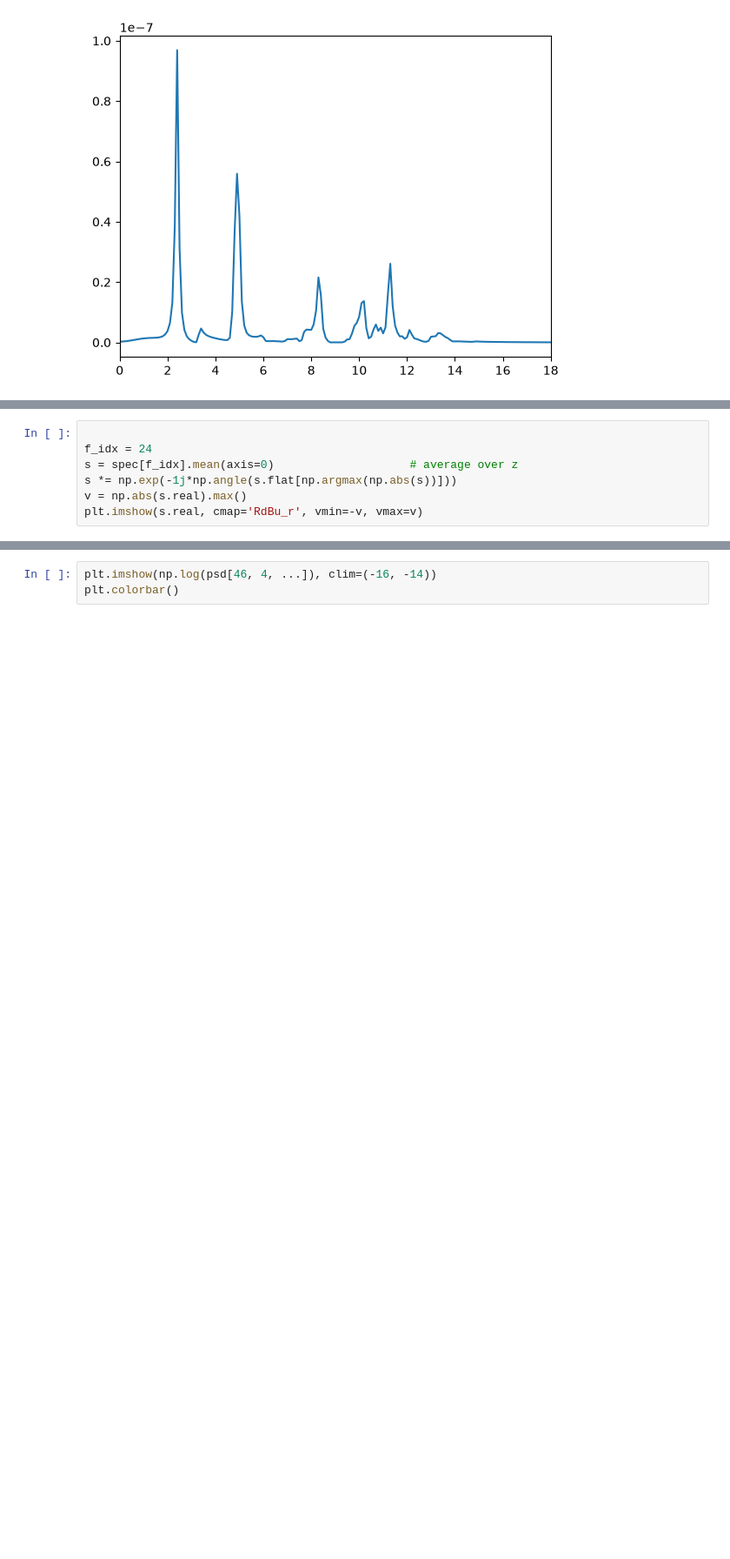
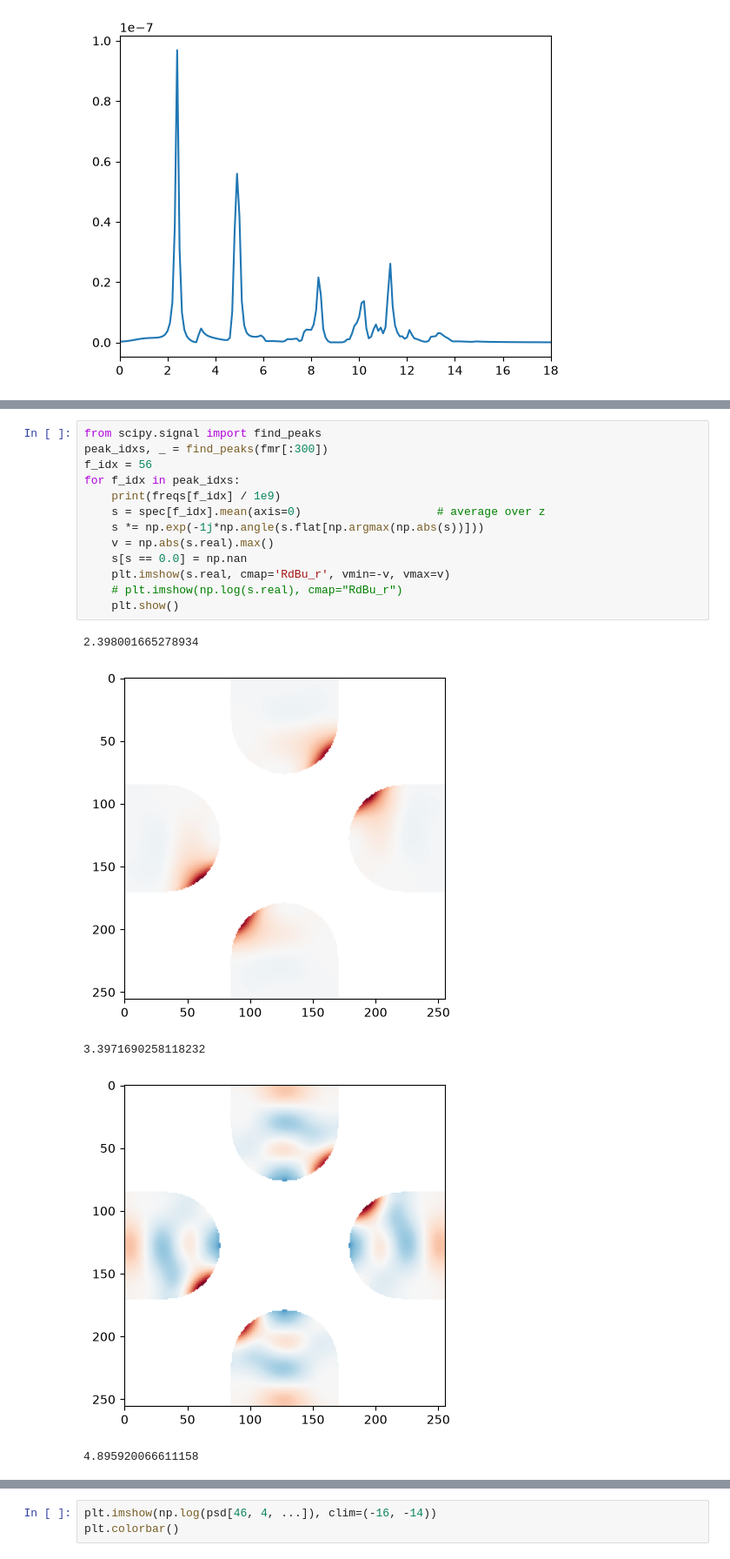
Before and after one commit to Weaser15/maglab, a Jupyter notebook: notebooks/ringdown.ipynb, the cells around one changed output, grey strips where cells are left out. Shown at 87% size. Saved outputs shown, nothing was run; the diff lists cells and outputs as text; blank space fills up the shorter version.

```diff
--- a/notebooks/ringdown.ipynb
+++ b/notebooks/ringdown.ipynb
@@ -56,7 +56,19 @@ plt.ylim(0, 0.3e-6)
 # %%
-
-f_idx = 24
-s = spec[f_idx].mean(axis=0)                    # average over z
-s *= np.exp(-1j*np.angle(s.flat[np.argmax(np.abs(s))]))
-v = np.abs(s.real).max()
-plt.imshow(s.real, cmap='RdBu_r', vmin=-v, vmax=v)
+from scipy.signal import find_peaks
+peak_idxs, _ = find_peaks(fmr[:300])
+f_idx = 56
+for f_idx in peak_idxs:
+    print(freqs[f_idx] / 1e9)
+    s = spec[f_idx].mean(axis=0)                    # average over z
+    s *= np.exp(-1j*np.angle(s.flat[np.argmax(np.abs(s))]))
+    v = np.abs(s.real).max()
+    s[s == 0.0] = np.nan
+    plt.imshow(s.real, cmap='RdBu_r', vmin=-v, vmax=v)
+    # plt.imshow(np.log(s.real), cmap="RdBu_r")
+    plt.show()
+# %% [output]
+2.398001665278934
+[figure, added]
+3.3971690258118232
+[figure, added]
+4.895920066611158
```
Also changed, not shown: parts of 4 cells of this notebook.
